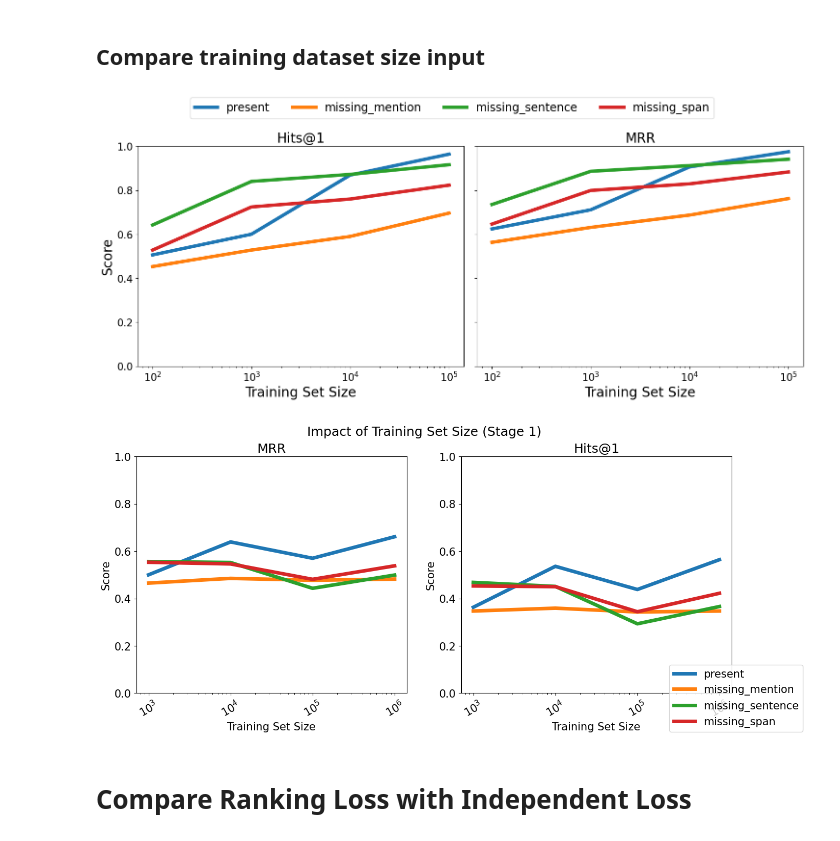
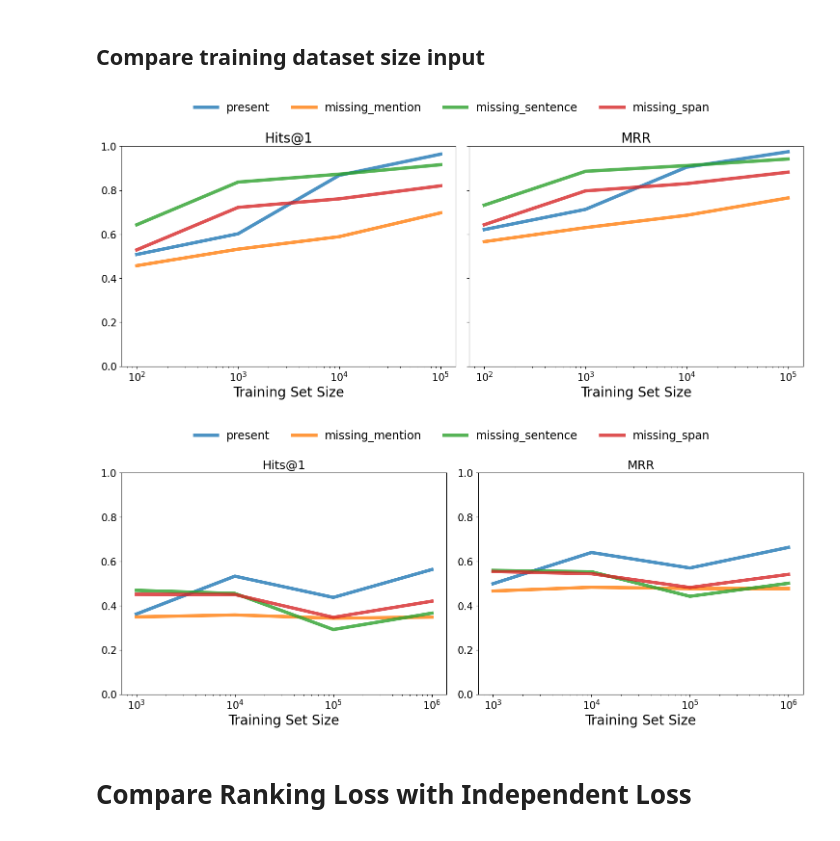
Before and after one commit to epfl-dlab/multilingual-entity-insertion, a Jupyter notebook: data_modelling/benchmark_real/compare_models_all.ipynb, the cells around one changed output. Saved outputs shown, nothing was run; the diff lists cells and outputs as text; code cells hidden in the pictures.

```diff
--- a/data_modelling/benchmark_real/compare_models_all.ipynb
+++ b/data_modelling/benchmark_real/compare_models_all.ipynb
@@ -780,15 +780,15 @@ markers = ['^', 'o', 'v', 's']
 fig, axs = plt.subplots(1, 2, figsize=(15, 6))
 # fig.suptitle('Impact of Training Set Size (Stage 2)', fontsize=25, fontweight='bold', y=1.08)
 for strategy in strategies:
-    axs[1].plot(labels, [stratified_mrr_at_k[column][strategy]['max']['score'] for column in columns], label=strategy, linewidth=5)
-    axs[0].plot(labels, [stratified_hits_at_k[column][strategy]['1']['score'] for column in columns], label=strategy, linewidth=5)
+    axs[1].plot(labels, [stratified_mrr_at_k[column][strategy]['max']['score'] for column in columns], label=strategy, linewidth=5, alpha=0.8)
+    axs[0].plot(labels, [stratified_hits_at_k[column][strategy]['1']['score'] for column in columns], label=strategy, linewidth=5, alpha=0.8)
     # axs[0].plot(labels, [stratified_mrr_at_k[column][strategy]['max']['score'] for column in columns], label=strategy)
     # axs[1].plot(labels, [stratified_hits_at_k[column][strategy]['1']['score'] for column in columns], label=strategy)
 
 for i, ax in enumerate(axs):
     ax.set_ylim(0, 1)
     ax.set_xlabel('Training Set Size', fontsize=20)
-    ax.set_ylabel('Score', fontsize=20)
+    # ax.set_ylabel('Score', fontsize=20)
     ax.set_title("MRR" if i == 1 else "Hits@1", fontsize=20)
     for tick in ax.get_xticklabels():
         tick.set_fontsize(15)
@@ -798,46 +798,50 @@ axs[1].set_ylabel('')
 axs[1].set_yticklabels([])
 
 handles, labels = axs[-1].get_legend_handles_labels()
-fig.legend(handles, labels, loc='upper center', ncol=4, fontsize=17, bbox_to_anchor=(0.5, 1.1))
+fig.legend(handles, labels, loc='upper center', ncol=4, fontsize=17, bbox_to_anchor=(0.5, 1.1), frameon=False)
 # set legend to bold
 
 
 axs[0].set_xscale('log')
 axs[1].set_xscale('log')
 plt.tight_layout()
+plt.savefig('training_set_size_stage_2.pdf', bbox_inches='tight')
 # %% [output]
-[figure, old version]
+[figure, new version]
 # %%
 strategies = ['present', 'missing_mention', 'missing_sentence', 'missing_span']
 columns = ['roberta_stage_1_1000', 'roberta_stage_1_10000', 'roberta_stage_1_100000', 'roberta_stage_1_1000000']
 labels = [1000, 10000, 100000, 1000000]
 markers = ['^', 'o', 'v', 's']
 
 fig, axs = plt.subplots(1, 2, figsize=(15, 6))
 # fig.suptitle('Impact of Training Set Size (Stage 1)')
 for strategy in strategies:
-    axs[0].plot(labels, [stratified_mrr_at_k[column][strategy]['max']['score'] for column in columns], label=strategy, linewidth=5)
-    axs[1].plot(labels, [stratified_hits_at_k[column][strategy]['1']['score'] for column in columns], label=strategy, linewidth=5)
+    axs[1].plot(labels, [stratified_mrr_at_k[column][strategy]['max']['score'] for column in columns], label=strategy, linewidth=5, alpha=0.8)
+    axs[0].plot(labels, [stratified_hits_at_k[column][strategy]['1']['score'] for column in columns], label=strategy, linewidth=5, alpha=0.8)
     # axs[0].plot(labels, [stratified_mrr_at_k[column][strategy]['max']['score'] for column in columns], label=strategy)
     # axs[1].plot(labels, [stratified_hits_at_k[column][strategy]['1']['score'] for column in columns], label=strategy)
 
 for i, ax in enumerate(axs):
     ax.set_ylim(0, 1)
-    ax.set_xlabel('Training Set Size')
-    ax.set_ylabel('Score')
-    ax.set_title("MRR" if i == 0 else "Hits@1")
+    ax.set_xlabel('Training Set Size', fontsize=20)
+    # ax.set_ylabel('Score')
+    ax.set_title("MRR" if i == 1 else "Hits@1")
+    for tick in ax.get_xticklabels():
+        tick.set_fontsize(15)
+    for tick in ax.get_yticklabels():
+        tick.set_fontsize(15)
 
 handles, labels = axs[-1].get_legend_handles_labels()
-fig.legend(handles, labels, loc='lower right')
+fig.legend(handles, labels, loc='upper center', ncol=4, fontsize=17, bbox_to_anchor=(0.5, 1.1), frameon=False)
 
 axs[0].set_xscale('log')
 axs[1].set_xscale('log')
 
-for ax in axs:
-    plt.sca(ax)
-    plt.xticks(rotation=30)
+plt.tight_layout()
+plt.savefig('training_set_size_stage_1.pdf', bbox_inches='tight')
 # %% [output]
-[figure, old version]
+[figure, new version]
 # %% [markdown]
 # Compare Ranking Loss with Independent Loss
 # %% [markdown]
```
